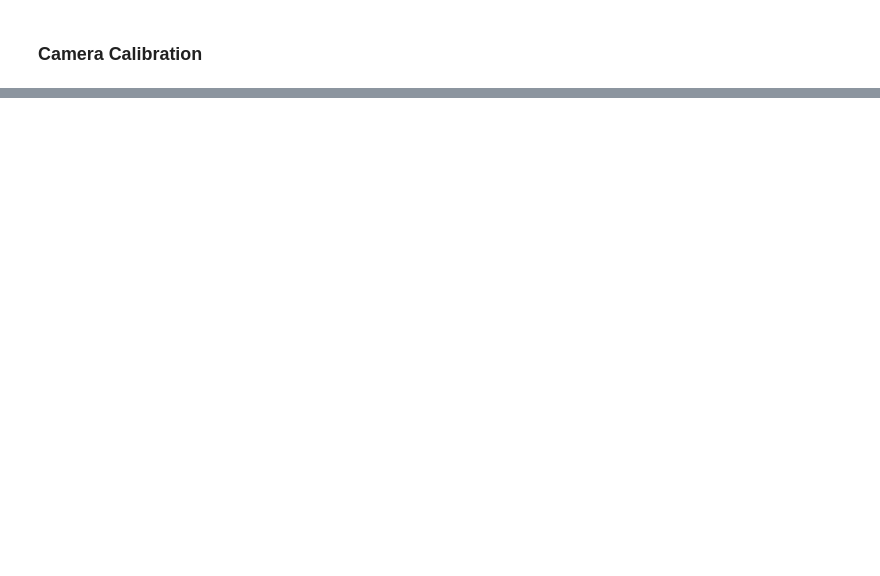
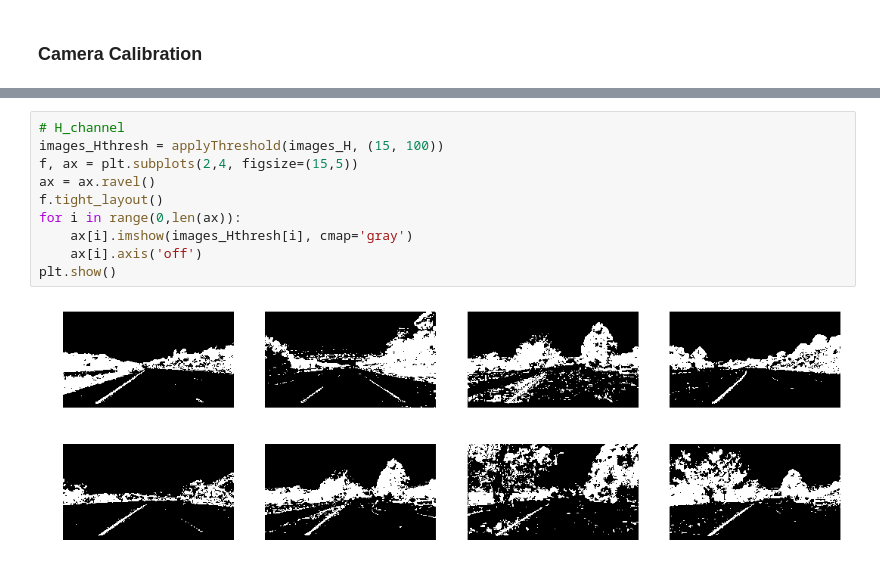
Before and after one commit to scrottty/CarND-Advanced-Lane-Lines, a Jupyter notebook: workbook.ipynb, the cells around one changed output, grey strips where cells are left out. Drawn from its saved outputs; the diff is of its cells as text; blank space fills up the shorter version.

```diff
--- a/workbook.ipynb
+++ b/workbook.ipynb
@@ -83,0 +177,12 @@ plt.show()
+# %%
+# H_channel
+images_Hthresh = applyThreshold(images_H, (15, 100))
+f, ax = plt.subplots(2,4, figsize=(15,5))
+ax = ax.ravel()
+f.tight_layout()
+for i in range(0,len(ax)):
+    ax[i].imshow(images_Hthresh[i], cmap='gray')
+    ax[i].axis('off')
+plt.show()
+# %% [output]
+[figure, added]
```
Also changed, not shown: parts of 16 cells of this notebook, 14 other files.
